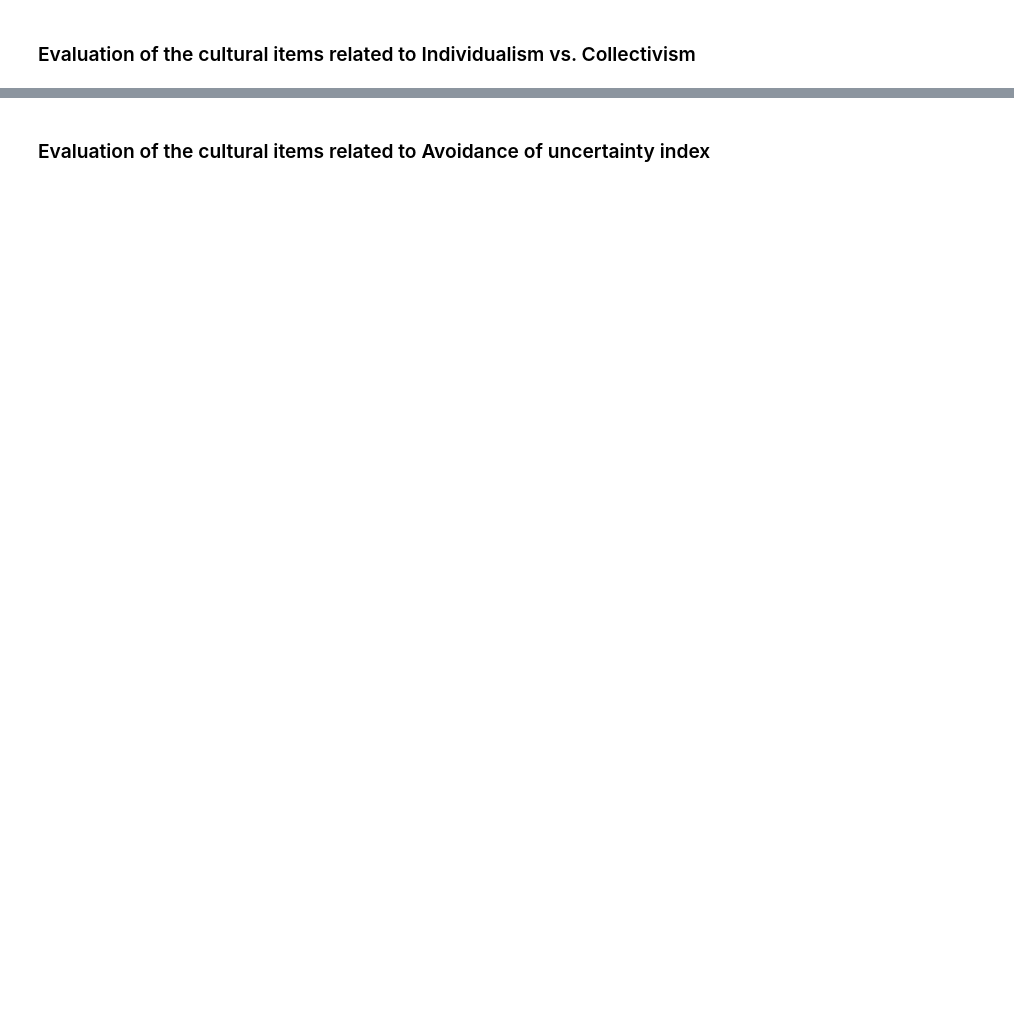
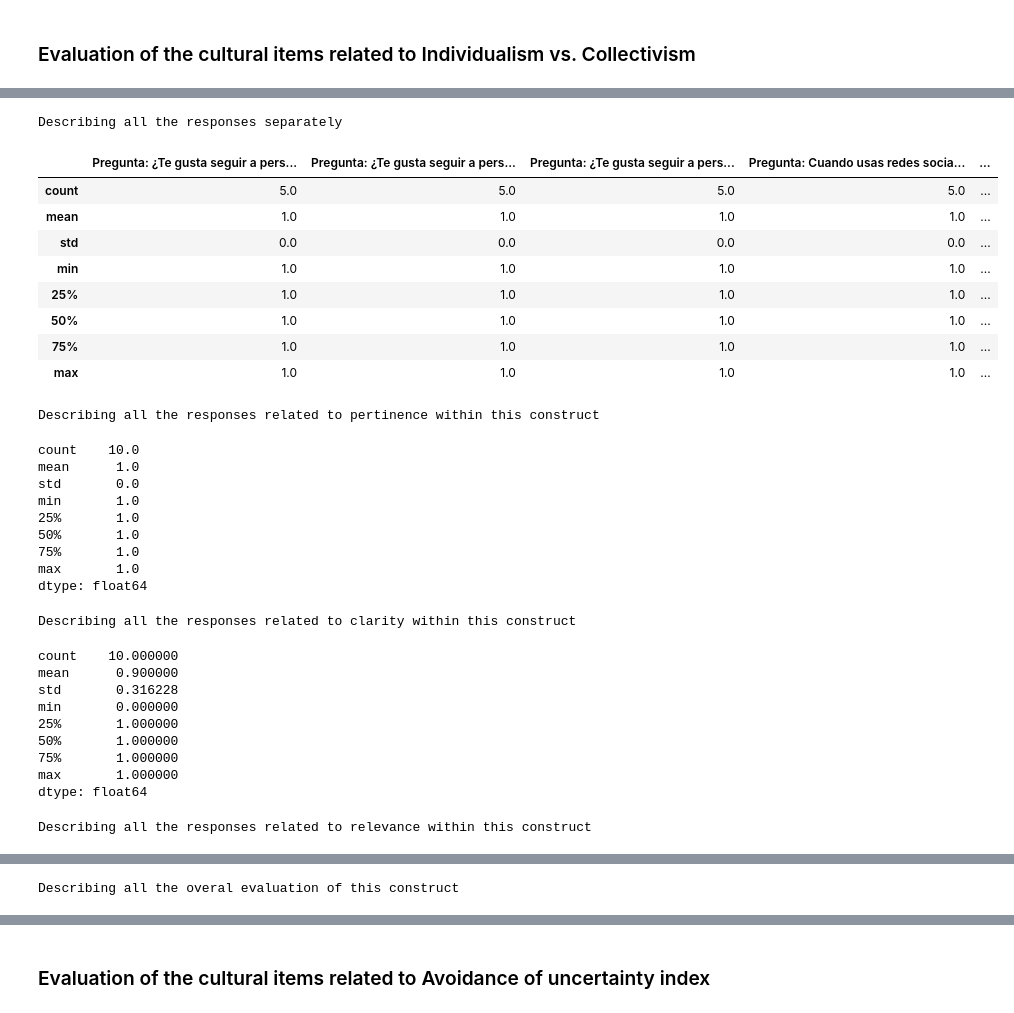
Before and after one commit to felicidadgsanchez/experts-evaluation-2018Questionnaire, a Jupyter notebook: Experts evaluation - Questionnaire 2018.ipynb, the cells around one changed output, grey strips where cells are left out. Cells and saved outputs as stored; diff of their text form; code cells hidden in the pictures; blank space fills up the shorter version.

```diff
--- a/Experts evaluation - Questionnaire 2018.ipynb
+++ b/Experts evaluation - Questionnaire 2018.ipynb
@@ -1267,0 +1169,75 @@ dtype: float64
+# %%
+'''
+Pregunta: ¿Te gusta seguir a personas que admiras en redes sociales? ¿Eres fan o follower de alguna? ¿En ocasiones escribes comentarios en sus publicaciones?  Posibles respuestas:   	No soy fan de nadie a quien admire 	 	 	Soy fan, pero no interactúas con sus publicaciones 	 	 	A veces interactúo con sus publicaciones en forma de like 	 	 	Soy fan y me gusta relacionarme con ellos de vez en cuando 	 	 	Soy fan y siempre hago comentarios en las publicaciones que me interesan  	  	   [Pertinente]: 0
+Pregunta: ¿Te gusta seguir a personas que admiras en redes sociales? ¿Eres fan o follower de alguna? ¿En ocasiones escribes comentarios en sus publicaciones?  Posibles respuestas:   	No soy fan de nadie a quien admire 	 	 	Soy fan, pero no interactúas con sus publicaciones 	 	 	A veces interactúo con sus publicaciones en forma de like 	 	 	Soy fan y me gusta relacionarme con ellos de vez en cuando 	 	 	Soy fan y siempre hago comentarios en las publicaciones que me interesan  	  	   [Clara]: 0
+Pregunta: ¿Te gusta seguir a personas que admiras en redes sociales? ¿Eres fan o follower de alguna? ¿En ocasiones escribes comentarios en sus publicaciones?  Posibles respuestas:   	No soy fan de nadie a quien admire 	 	 	Soy fan, pero no interactúas con sus publicaciones 	 	 	A veces interactúo con sus publicaciones en forma de like 	 	 	Soy fan y me gusta relacionarme con ellos de vez en cuando 	 	 	Soy fan y siempre hago comentarios en las publicaciones que me interesan  	  	   [Relevante]: 0
+
+Pregunta: Cuando usas redes sociales, ¿consideras que ser aceptado como miembro de un grupo es más importante que tener autonomía e independencia?  Posibles respuestas:   	Nada importante 	 	 	Poco importante 	 	 	Neutral 	 	 	Importante 	 	 	Muy importante [Pertinente]: 0
+Pregunta: Cuando usas redes sociales, ¿consideras que ser aceptado como miembro de un grupo es más importante que tener autonomía e independencia?  Posibles respuestas:   	Nada importante 	 	 	Poco importante 	 	 	Neutral 	 	 	Importante 	 	 	Muy importante [Clara]: 0
+Pregunta: Cuando usas redes sociales, ¿consideras que ser aceptado como miembro de un grupo es más importante que tener autonomía e independencia?  Posibles respuestas:   	Nada importante 	 	 	Poco importante 	 	 	Neutral 	 	 	Importante 	 	 	Muy importante [Relevante]: 0
+
+'''
+
+
+columns_IndCollect = [79,80,81,
+                      118,119,120]
+
+columns_IndCollect_Pertinence = [79,
+                                 118]
+
+columns_IndCollect_Clarity = [80,
+                              119]
+
+columns_IndCollect_Relevance = [81,
+                                120]
+
+print('Describing all the responses separately')
+
+display(eResponsesNum.iloc[:,columns_IndCollect].describe())
+
+print('Describing all the responses related to pertinence within this construct')
+
+display(eResponsesNum.iloc[:,columns_IndCollect_Pertinence].stack().describe())
+
+print('Describing all the responses related to clarity within this construct')
+
+display(eResponsesNum.iloc[:,columns_IndCollect_Clarity].stack().describe())
+
+print('Describing all the responses related to relevance within this construct')
+
+display(eResponsesNum.iloc[:,columns_IndCollect_Relevance].stack().describe())
+
+print('Describing all the overal evaluation of this construct')
+display(eResponsesNum.iloc[:,columns_IndCollect].stack().describe())
+# %% [output]
+Describing all the responses separately
+|  | Pregunta: ¿Te gusta seguir a pers... | Pregunta: ¿Te gusta seguir a pers... | Pregunta: ¿Te gusta seguir a pers... | Pregunta: Cuando usas redes socia... | ... |
+| count | 5.0 | 5.0 | 5.0 | 5.0 | ... |
+| mean | 1.0 | 1.0 | 1.0 | 1.0 | ... |
+| std | 0.0 | 0.0 | 0.0 | 0.0 | ... |
+| min | 1.0 | 1.0 | 1.0 | 1.0 | ... |
+| 25% | 1.0 | 1.0 | 1.0 | 1.0 | ... |
+| 50% | 1.0 | 1.0 | 1.0 | 1.0 | ... |
+| 75% | 1.0 | 1.0 | 1.0 | 1.0 | ... |
+| max | 1.0 | 1.0 | 1.0 | 1.0 | ... |
+Describing all the responses related to pertinence within this construct
+count    10.0
+mean      1.0
+std       0.0
+min       1.0
+25%       1.0
+50%       1.0
+75%       1.0
+max       1.0
+dtype: float64
+Describing all the responses related to clarity within this construct
+count    10.000000
+mean      0.900000
+std       0.316228
+min       0.000000
+25%       1.000000
+50%       1.000000
+75%       1.000000
+max       1.000000
+dtype: float64
+Describing all the responses related to relevance within this construct
@@ -1267,0 +1253 @@ dtype: float64
+Describing all the overal evaluation of this construct
```
Also changed, not shown: parts of 7 cells of this notebook.
